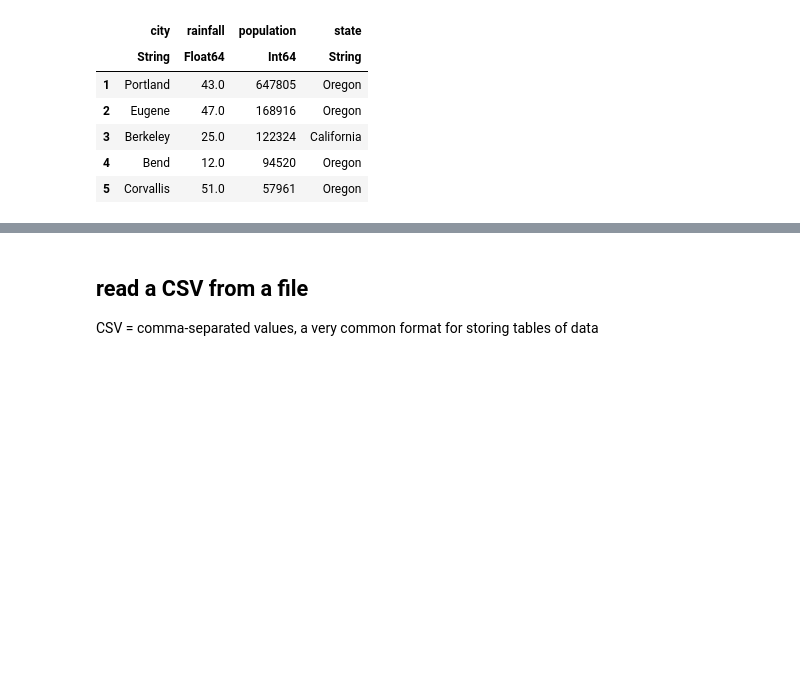
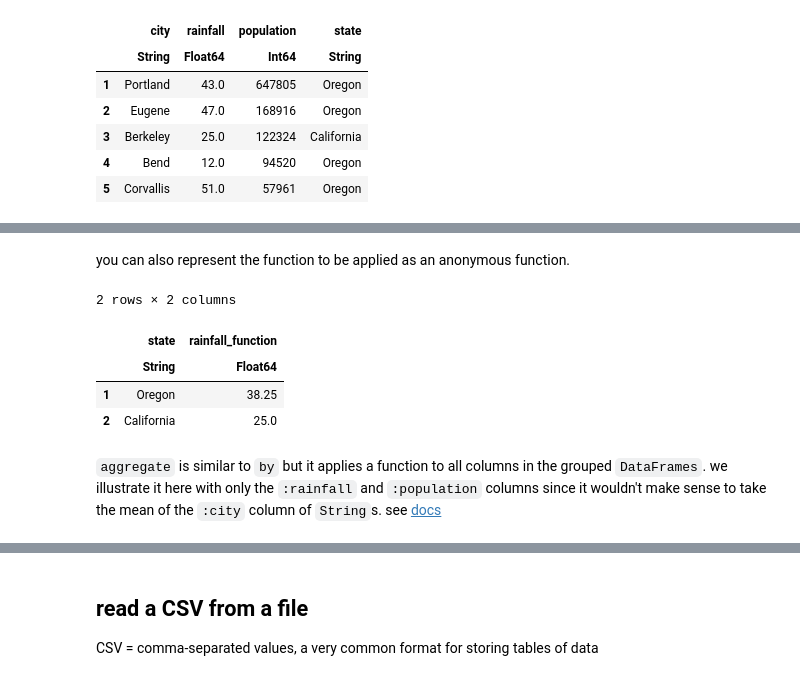
Before and after one commit to SimonEnsemble/data_science_course, a Jupyter notebook: lectures/dataframes/DataFrames.ipynb, the cells around one changed output, grey strips where cells are left out. Drawn from its saved outputs; the diff is of its cells as text; code cells hidden in the pictures; blank space fills up the shorter version.

```diff
--- a/lectures/dataframes/DataFrames.ipynb
+++ b/lectures/dataframes/DataFrames.ipynb
@@ -282,0 +298,12 @@ df_cities
+# %% [markdown]
+you can also represent the function to be applied as an anonymous function.
+# %%
+df_mean_rainfall = by(df_cities, :state, :rainfall => col -> mean(col))
+# %% [output]
+2 rows × 2 columns
+|  | state | rainfall_function |
+|  | String | Float64 |
+| 1 | Oregon | 38.25 |
+| 2 | California | 25.0 |
+# %% [markdown]
+`aggregate` is similar to `by` but it applies a function to all columns in the grouped `DataFrames`. we illustrate it here with only the `:rainfall` and `:population` columns since it wouldn't make sense to take the mean of the `:city` column of `String`s. see [docs](https://juliadata.github.io/DataFrames.jl/stable/lib/functions/#DataFrames.aggregate)
```
Also changed, not shown: parts of 14 cells of this notebook.
